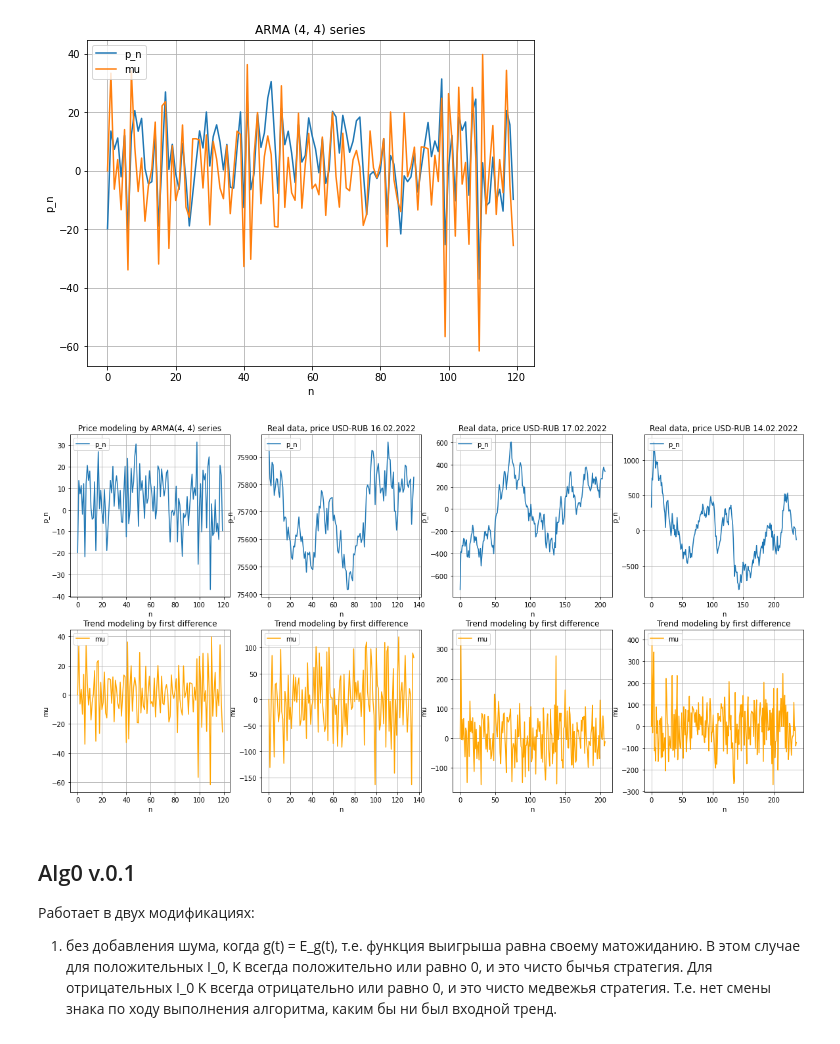
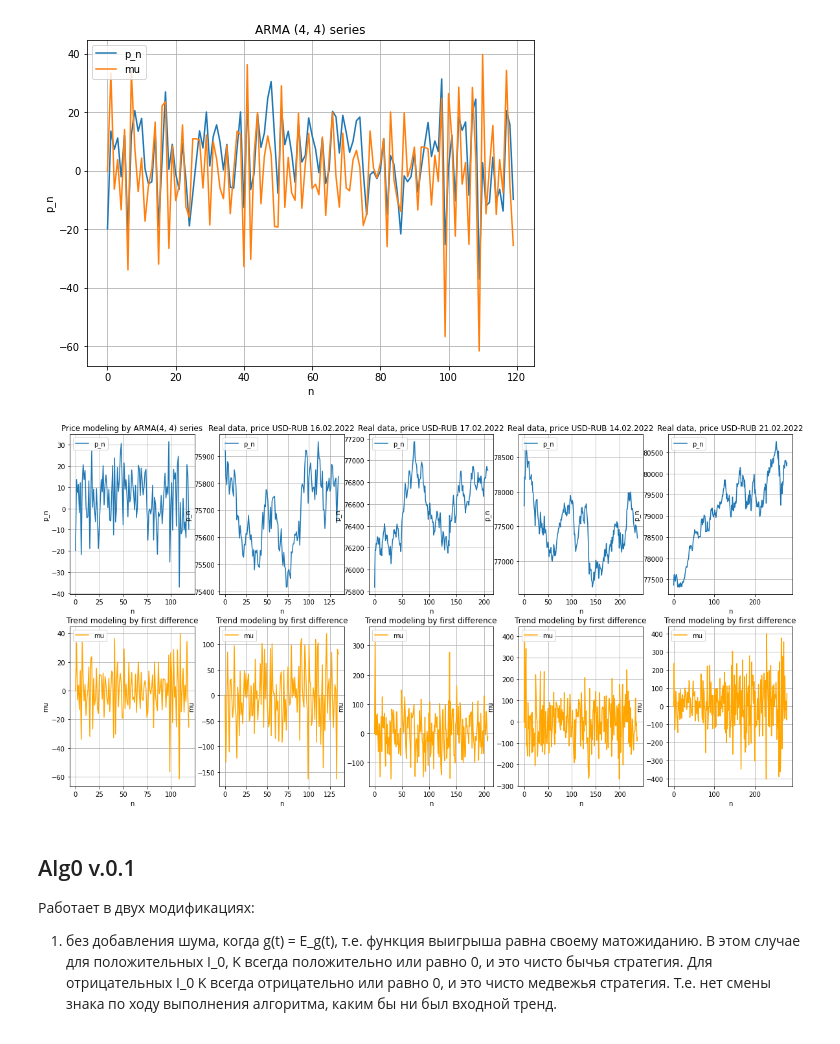
Before and after one commit to vadimvshepelev/test-alg, a Jupyter notebook: simple-pid.ipynb, the cells around one changed output. Saved outputs shown, nothing was run; the diff lists cells and outputs as text; code cells hidden in the pictures.

```diff
--- a/simple-pid.ipynb
+++ b/simple-pid.ipynb
@@ -226,36 +226,34 @@ col3_ser_si_21.reset_index(drop=True, inplace=True)
 
 
 price_series_stable = np.array(col3_ser_stable)
-# p_arr_stable = np.array([price_series_stable[i] - np.mean(price_series_stable) for i in range(len(price_series_stable)) if i % 5000 == 0 ])
 p_arr_stable = np.array([price_series_stable[i] for i in range(len(price_series_stable)) if i % 5000 == 0 ])
-# p_init_stable = price_series_stable[0] - np.mean(price_series_stable)
 p_init_stable = price_series_stable[0]
 mu_arr_stable = np.diff(p_arr_stable)
 # Сдвигаем разницу на одну единицу вперед (чтобы тренд был в конце интервала, а не в начале)
 mu_arr_stable = np.append(0., mu_arr_stable)
 
 price_series_growth = np.array(col3_ser_growth)
-p_arr_growth = np.array([price_series_growth[i] - np.mean(price_series_growth) for i in range(len(price_series_growth)) if i % 5000 == 0 ])
-p_init_growth = price_series_growth[0] - np.mean(price_series_growth)
+p_arr_growth = np.array([price_series_growth[i] for i in range(len(price_series_growth)) if i % 5000 == 0 ])
+p_init_growth = price_series_growth[0]
 mu_arr_growth = np.diff(p_arr_growth)
 mu_arr_growth = np.append(0., mu_arr_growth)
 
 price_series_si_14 = np.array(col3_ser_si_14)
-p_arr_si_14 = np.array([price_series_si_14[i] - np.mean(price_series_si_14) for i in range(len(price_series_si_14)) if i % 5000 == 0 ])
-p_init_si_14 = price_series_si_14[0] - np.mean(price_series_si_14)
+p_arr_si_14 = np.array([price_series_si_14[i] for i in range(len(price_series_si_14)) if i % 5000 == 0 ])
+p_init_si_14 = price_series_si_14[0]
 mu_arr_si_14 = np.diff(p_arr_si_14)
 mu_arr_si_14 = np.append(0., mu_arr_si_14)
 
 price_series_si_21 = np.array(col3_ser_si_21)
-p_arr_si_21 = np.array([price_series_si_21[i] - np.mean(price_series_si_21) for i in range(len(price_series_si_21)) if i % 5000 == 0 ])
-p_init_si_21 = price_series_si_21[0] - np.mean(price_series_si_21)
+p_arr_si_21 = np.array([price_series_si_21[i] for i in range(len(price_series_si_21)) if i % 5000 == 0 ])
+p_init_si_21 = price_series_si_21[0]
 mu_arr_si_21 = np.diff(p_arr_si_21)
 mu_arr_si_21 = np.append(0., mu_arr_si_21)
 
 
 fig = plt.figure(figsize=(20, 10))
 n_lst = list(range(len(p_arr_arma)))
-plt.subplot(241)
+plt.subplot(2, 5, 1)
 plt.title("Price modeling by ARMA(4, 4) series") # заголовок
 plt.xlabel("n") # ось абсцисс
 plt.ylabel("p_n") # ось ординат
@@ -264,7 +262,7 @@ plt.grid()      # включение отображение сетки
 plt.plot(n_lst, p_arr_arma)
 plt.legend(['p_n'], loc="upper left")
 
-plt.subplot(245)
+plt.subplot(2, 5, 6)
 plt.title("Trend modeling by first difference") # заголовок
 plt.xlabel("n") # ось абсцисс
 plt.ylabel("mu") # ось ординат
@@ -274,7 +272,7 @@ plt.legend(['mu'], loc="upper left")
 
 
 n_lst = list(range(len(p_arr_stable)))
-plt.subplot(242)
+plt.subplot(2, 5, 2)
 plt.title("Real data, price USD-RUB 16.02.2022") # заголовок
 plt.xlabel("n") # ось абсцисс
 plt.ylabel("p_n") # ось ординат
@@ -283,7 +281,7 @@ plt.grid()      # включение отображение сетки
 plt.plot(n_lst, p_arr_stable)
 plt.legend(['p_n'], loc="upper left")
 
-plt.subplot(246)
+plt.subplot(2, 5, 7)
 plt.title("Trend modeling by first difference") # заголовок
 plt.xlabel("n") # ось абсцисс
 plt.ylabel("mu") # ось ординат
@@ -292,7 +290,7 @@ plt.plot(n_lst, mu_arr_stable, color='orange')
 plt.legend(['mu'], loc="upper left")
 
 n_lst = list(range(len(p_arr_growth)))
-plt.subplot(243)
+plt.subplot(2, 5, 3)
 plt.title("Real data, price USD-RUB 17.02.2022") # заголовок
 plt.xlabel("n") # ось абсцисс
 plt.ylabel("p_n") # ось ординат
@@ -301,7 +299,7 @@ plt.grid()      # включение отображение сетки
 plt.plot(n_lst, p_arr_growth)
 plt.legend(['p_n'], loc="upper left")
 
-plt.subplot(247)
+plt.subplot(2, 5, 8)
 plt.title("Trend modeling by first difference") # заголовок
 plt.xlabel("n") # ось абсцисс
 plt.ylabel("mu") # ось ординат
@@ -310,41 +308,61 @@ plt.plot(n_lst, mu_arr_growth, color='orange')
 plt.legend(['mu'], loc="upper left")
 
 n_lst = list(range(len(p_arr_si_14)))
-plt.subplot(244)
+plt.subplot(2, 5, 4)
 plt.title("Real data, price USD-RUB 14.02.2022") # заголовок
 plt.xlabel("n") # ось абсцисс
 plt.ylabel("p_n") # ось ординат
 plt.grid()      # включение отображение сетки
 # plt.plot(p_ser)  # построение графика
 plt.plot(n_lst, p_arr_si_14)
 plt.legend(['p_n'], loc="upper left")
 
-plt.subplot(248)
+plt.subplot(2, 5, 9)
 plt.title("Trend modeling by first difference") # заголовок
 plt.xlabel("n") # ось абсцисс
 plt.ylabel("mu") # ось ординат
 plt.grid()      # включение отображение сетки
 plt.plot(n_lst, mu_arr_si_14, color='orange')
 plt.legend(['mu'], loc="upper left")
+
+n_lst = list(range(len(p_arr_si_21)))
+plt.subplot(255)
+plt.title("Real data, price USD-RUB 21.02.2022") # заголовок
+plt.xlabel("n") # ось абсцисс
+plt.ylabel("p_n") # ось ординат
+plt.grid()      # включение отображение сетки
+# plt.plot(p_ser)  # построение графика
+plt.plot(n_lst, p_arr_si_21)
+plt.legend(['p_n'], loc="upper left")
+
+plt.subplot(2, 5, 10)
+plt.title("Trend modeling by first difference") # заголовок
+plt.xlabel("n") # ось абсцисс
+plt.ylabel("mu") # ось ординат
+plt.grid()      # включение отображение сетки
+plt.plot(n_lst, mu_arr_si_21, color='orange')
+plt.legend(['mu'], loc="upper left")
+
+
 
 
 fig.subplots_adjust(hspace=.2)
 
 plt.show()
 
 
 
 
-p_init = p_init_si_14
-p_arr = p_arr_si_14
-mu_arr = mu_arr_si_14
+# p_init = p_init_si_14
+# p_arr = p_arr_si_14
+# mu_arr = mu_arr_si_14
 
 
 
 
 #p_init, p_arr, mu_arr
 # %% [output]
-[figure, old version]
+[figure, new version]
 # %% [markdown]
 ## Alg0 v.0.1
 
```
Also changed, not shown: parts of 6 cells of this notebook.
